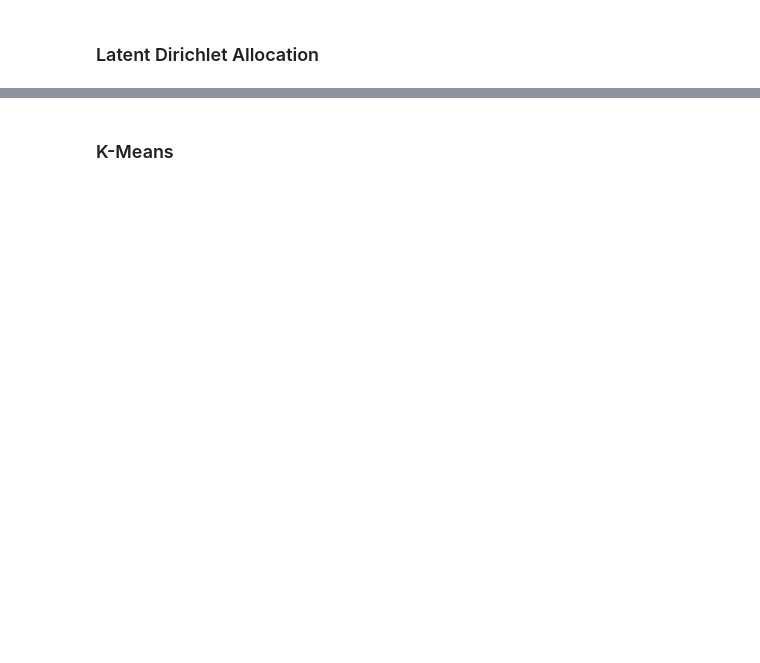
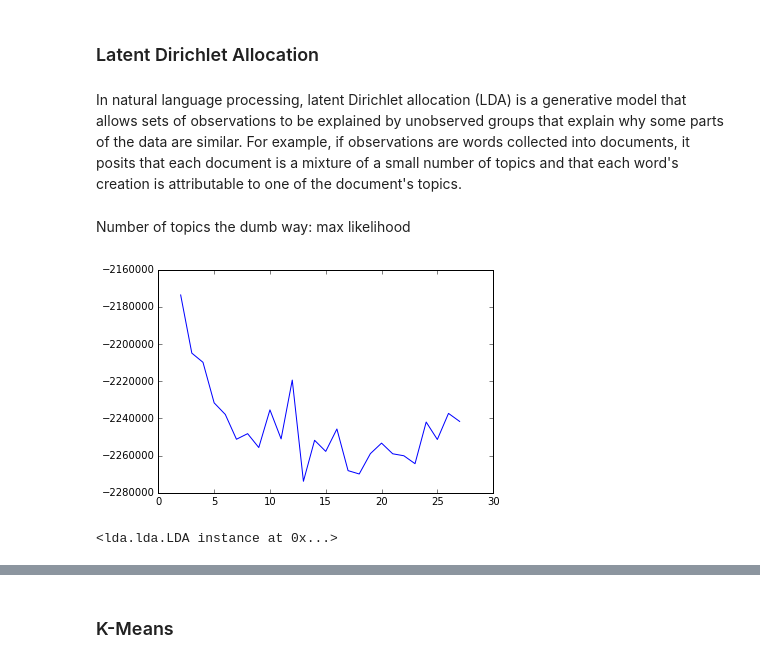
Before and after one commit to sereprz/ShakespeareTextAnalysis, a Jupyter notebook: Shakespeare Text Analysis.ipynb, the cells around one changed output, grey strips where cells are left out. Cells and saved outputs as stored; diff of their text form; code cells hidden in the pictures; blank space fills up the shorter version.

```diff
--- a/Shakespeare Text Analysis.ipynb
+++ b/Shakespeare Text Analysis.ipynb
@@ -97,4 +105,6 @@ freq_matrix.shape
 # %% [markdown]
 ### Latent Dirichlet Allocation
+# %% [markdown]
+In natural language processing, latent Dirichlet allocation (LDA) is a generative model that allows sets of observations to be explained by unobserved groups that explain why some parts of the data are similar. For example, if observations are words collected into documents, it posits that each document is a mixture of a small number of topics and that each word's creation is attributable to one of the document's topics.
 # %%
 titles = np.array(documents.keys())
@@ -116,0 +126,2 @@ num_of_topics = 10
+# %% [markdown]
+Number of topics the dumb way: max likelihood
@@ -117 +134,13 @@ num_of_topics = 10
+# %%
+%matplotlib inline
+plt.plot(range(2,28), loglikelihoods)
+plt.show()
+# %% [output]
+[figure, added]
+# %%
+num_of_topics = 12
+topic_model = lda.LDA(n_topics= num_of_topics, n_iter=500)
+topic_model.fit(freq_matrix)
+# %% [output]
+<lda.lda.LDA instance at 0x...>
 # %%
```
Also changed, not shown: parts of 19 cells of this notebook, 11 other files.
